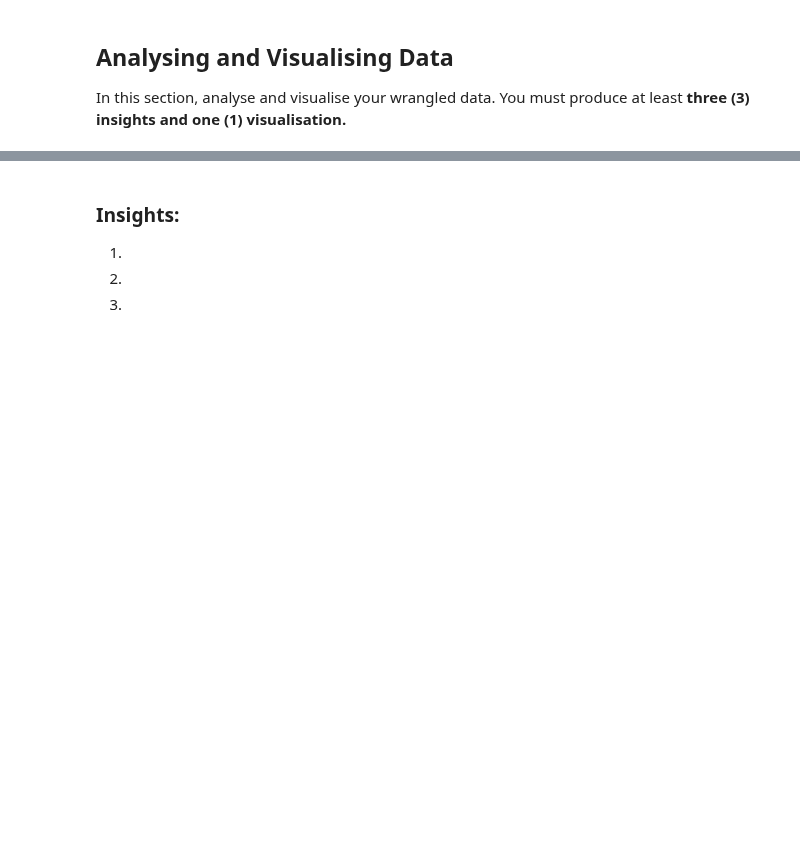
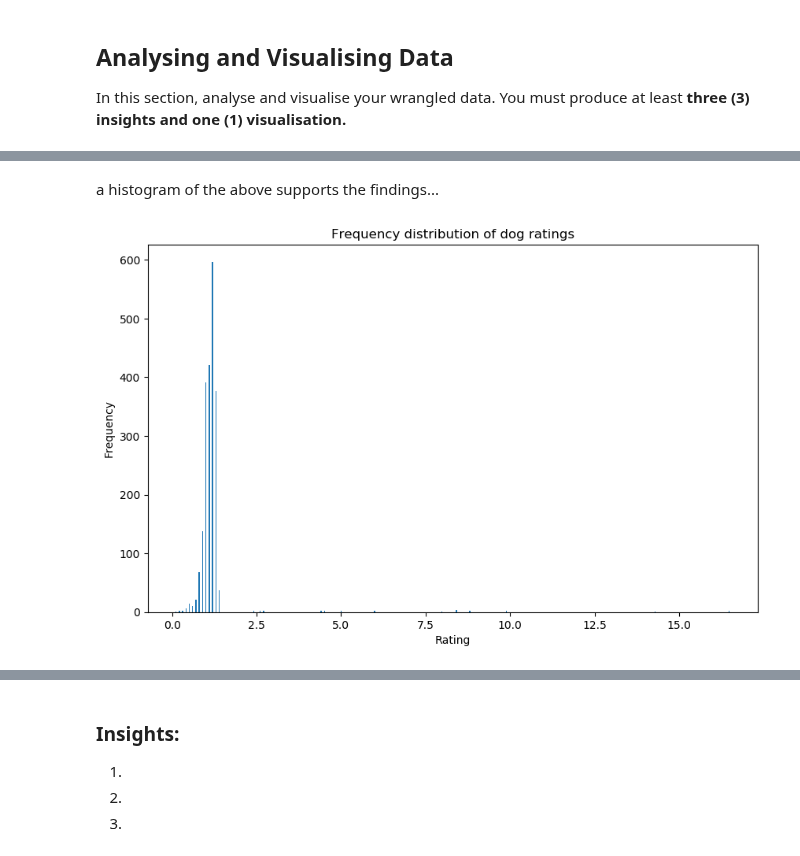
Before and after one commit to brk-a/alx-t-data-analyst, a Jupyter notebook: 0x01-project_2_wrangle_and_analyse_data/wrangle_act.ipynb, the cells around one changed output, grey strips where cells are left out. Drawn from its saved outputs; the diff is of its cells as text; code cells hidden in the pictures; blank space fills up the shorter version.

```diff
--- a/0x01-project_2_wrangle_and_analyse_data/wrangle_act.ipynb
+++ b/0x01-project_2_wrangle_and_analyse_data/wrangle_act.ipynb
@@ -1158,3 +1161,6 @@ File exists
 # %% [markdown]
 ## Analysing and Visualising Data
 In this section, analyse and visualise your wrangled data. You must produce at least **three (3) insights and one (1) visualisation.**
+# %%
+#load the clean data set
+df = pd.read_csv('twitter_archive_master.csv', sep=',', encoding='utf-8')
@@ -1160,0 +1186,8 @@ In this section, analyse and visualise your wrangled data. You must produce at l
+# %%
+#rating = rating_numerator / rating_denominator
+li_num = list(df.rating_numerator)
+li_den = list(df.rating_denominator)
+
+rating = [i/j for i, j in zip(li_num, li_den)]
+# %%
+rating_df = pd.DataFrame(rating)
@@ -1160,0 +1214,17 @@ In this section, analyse and visualise your wrangled data. You must produce at l
+# %% [markdown]
+a histogram of the above supports the findings...
+# %%
+# fig size
+plt.figure(figsize=(10,6.18), dpi = 100)
+
+# x-axis name
+plt.xlabel('Rating')
+# y-axis name
+plt.ylabel('Frequency')
+# hist title
+plt.title('Frequency distribution of dog ratings')
+
+# plot
+plt.hist(rating_df[0], bins=500 );
+# %% [output]
+[figure, added]
```
Also changed, not shown: parts of 12 cells of this notebook.
